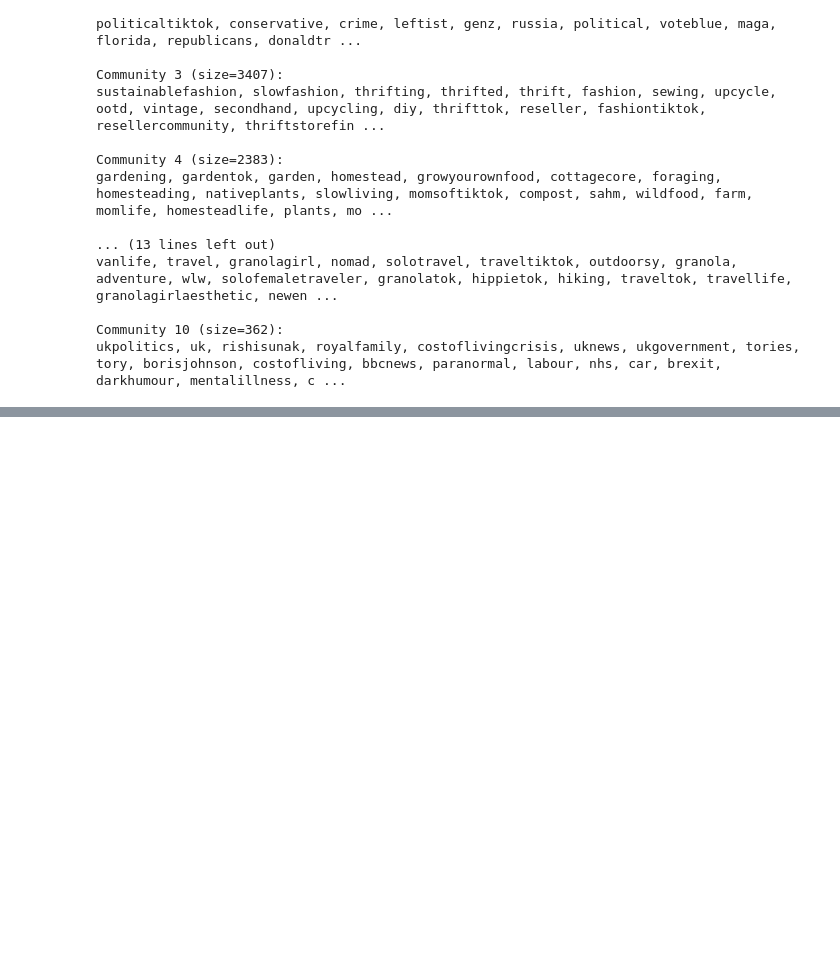
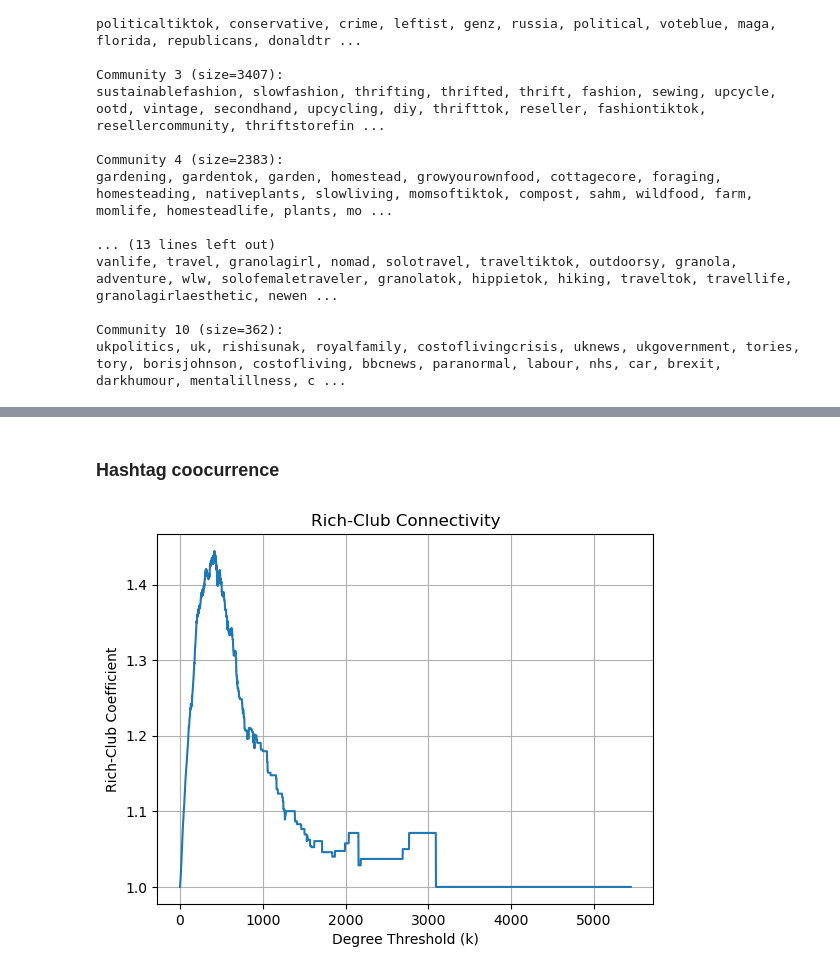
Before and after one commit to jbij/Bachelor, a Jupyter notebook: stats.ipynb, the cells around one changed output, grey strips where cells are left out. Drawn from its saved outputs; the diff is of its cells as text; code cells hidden in the pictures; blank space fills up the shorter version.

```diff
--- a/stats.ipynb
+++ b/stats.ipynb
@@ -796,0 +851,14 @@ ukpolitics, uk, rishisunak, royalfamily, costoflivingcrisis, uknews, ukgovernmen
+# %% [markdown]
+### Hashtag coocurrence
+# %%
+rich_club = nx.rich_club_coefficient(hc, normalized=True)
+
+import matplotlib.pyplot as plt
+plt.plot(list(rich_club.keys()), list(rich_club.values()))
+plt.xlabel('Degree Threshold (k)')
+plt.ylabel('Rich-Club Coefficient')
+plt.title('Rich-Club Connectivity')
+plt.grid(True)
+plt.show()
+# %% [output]
+[figure, added]
```
Also changed, not shown: parts of 37 cells of this notebook, 2 other files.
